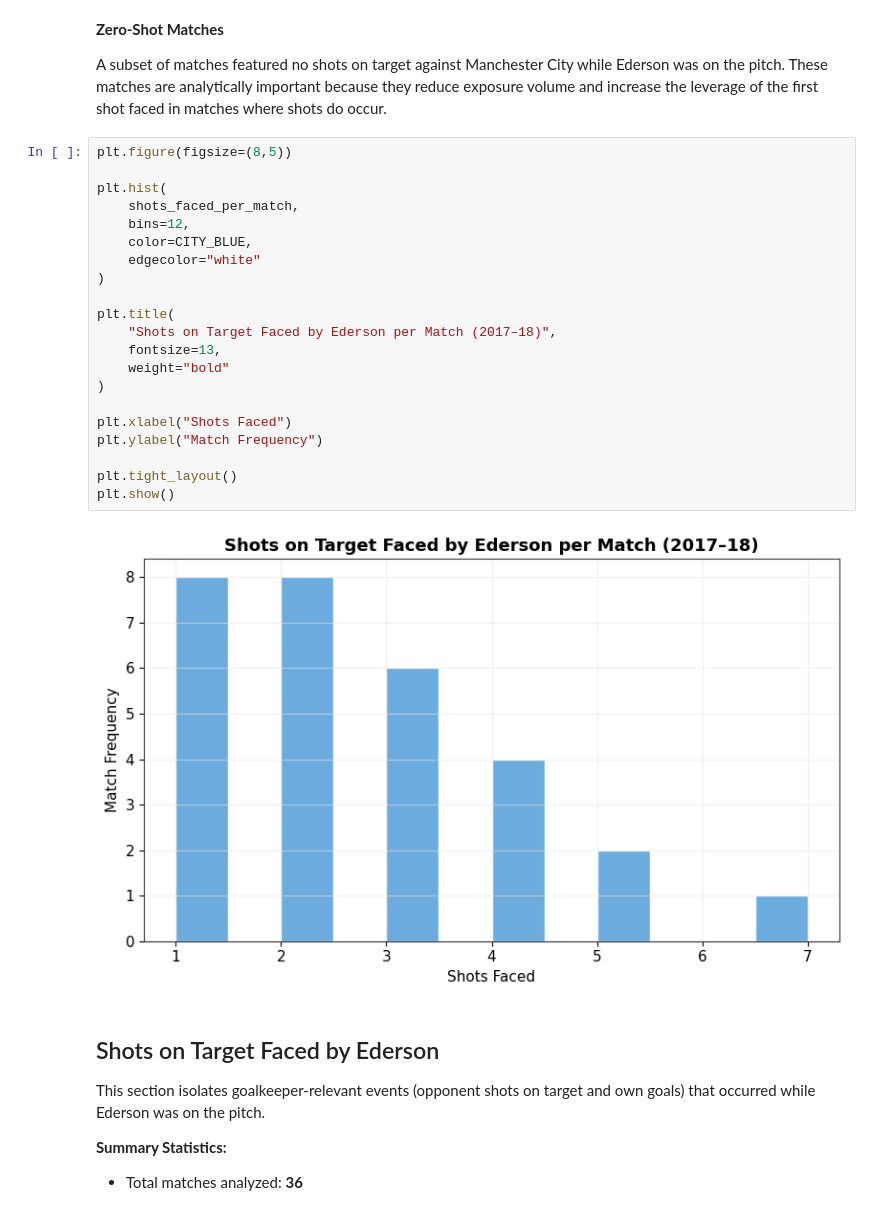
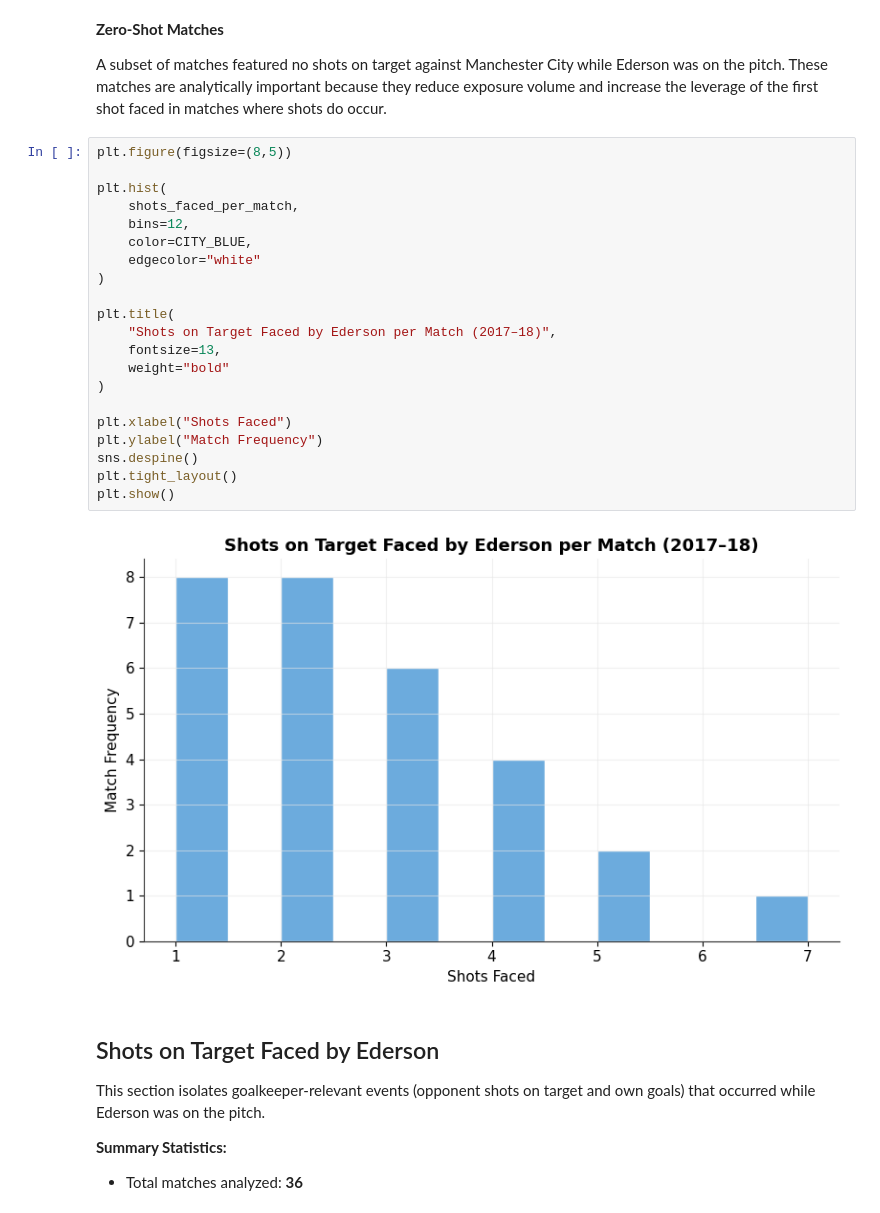
Before and after one commit to danielbkuti/Soccer_Analysis, a Jupyter notebook: notebooks/ederson-eda.ipynb, the cells around one changed output. Drawn from its saved outputs; the diff is of its cells as text.

```diff
--- a/notebooks/ederson-eda.ipynb
+++ b/notebooks/ederson-eda.ipynb
@@ -513,26 +531,26 @@ A subset of matches featured no shots on target against Manchester City while Ed
 # %%
 plt.figure(figsize=(8,5))
 
 plt.hist(
     shots_faced_per_match,
     bins=12,
     color=CITY_BLUE,
     edgecolor="white"
 )
 
 plt.title(
     "Shots on Target Faced by Ederson per Match (2017–18)",
     fontsize=13,
     weight="bold"
 )
 
 plt.xlabel("Shots Faced")
 plt.ylabel("Match Frequency")
-
+sns.despine()
 plt.tight_layout()
 plt.show()
 # %% [output]
-[figure, old version]
+[figure, new version]
 # %% [markdown]
 ## Shots on Target Faced by Ederson
 
```
Also changed, not shown: parts of 25 cells of this notebook, 6 other files.
